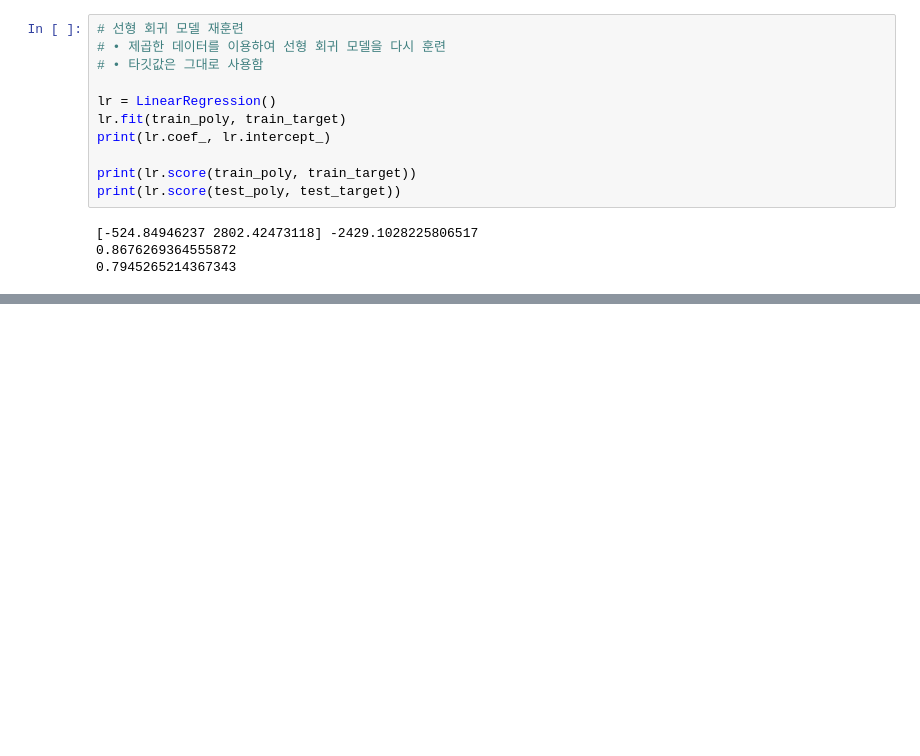
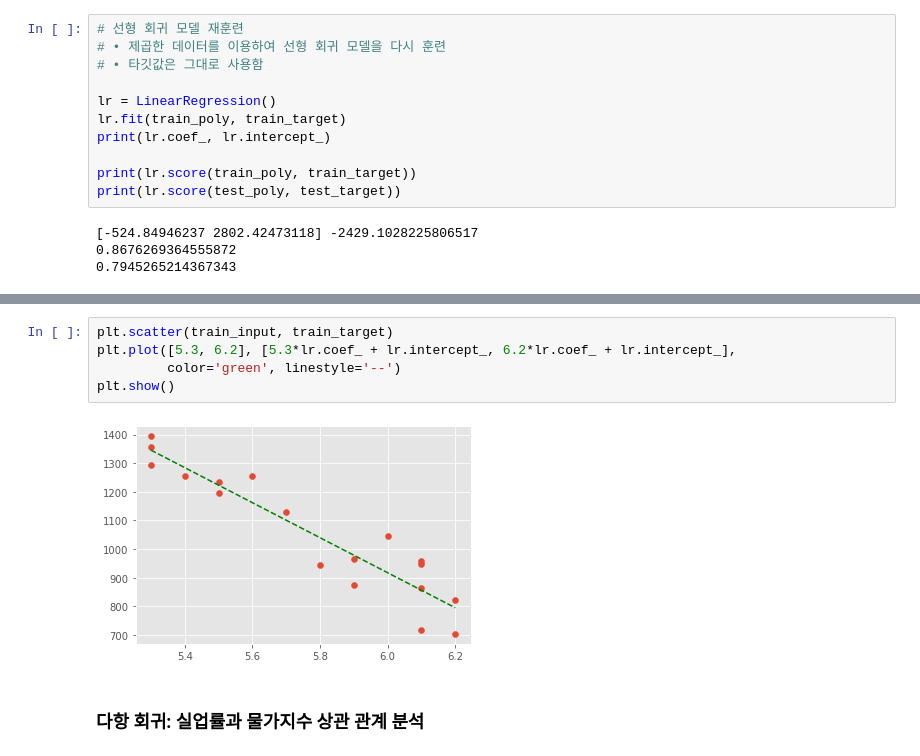
Before and after one commit to qud0511/Machine-Learning, a Jupyter notebook: MLstudy02.ipynb, the cells around one changed output, grey strips where cells are left out. Saved outputs shown, nothing was run; the diff lists cells and outputs as text; blank space fills up the shorter version.

```diff
--- a/MLstudy02.ipynb
+++ b/MLstudy02.ipynb
@@ -105,0 +151,9 @@ print(lr.score(test_poly, test_target))
+# %%
+plt.scatter(train_input, train_target)
+plt.plot([5.3, 6.2], [5.3*lr.coef_ + lr.intercept_, 6.2*lr.coef_ + lr.intercept_],
+         color='green', linestyle='--')
+plt.show()
+# %% [output]
+[figure, added]
+# %% [markdown]
+### 다항 회귀: 실업률과 물가지수 상관 관계 분석
```
Also changed, not shown: parts of 8 cells of this notebook.
